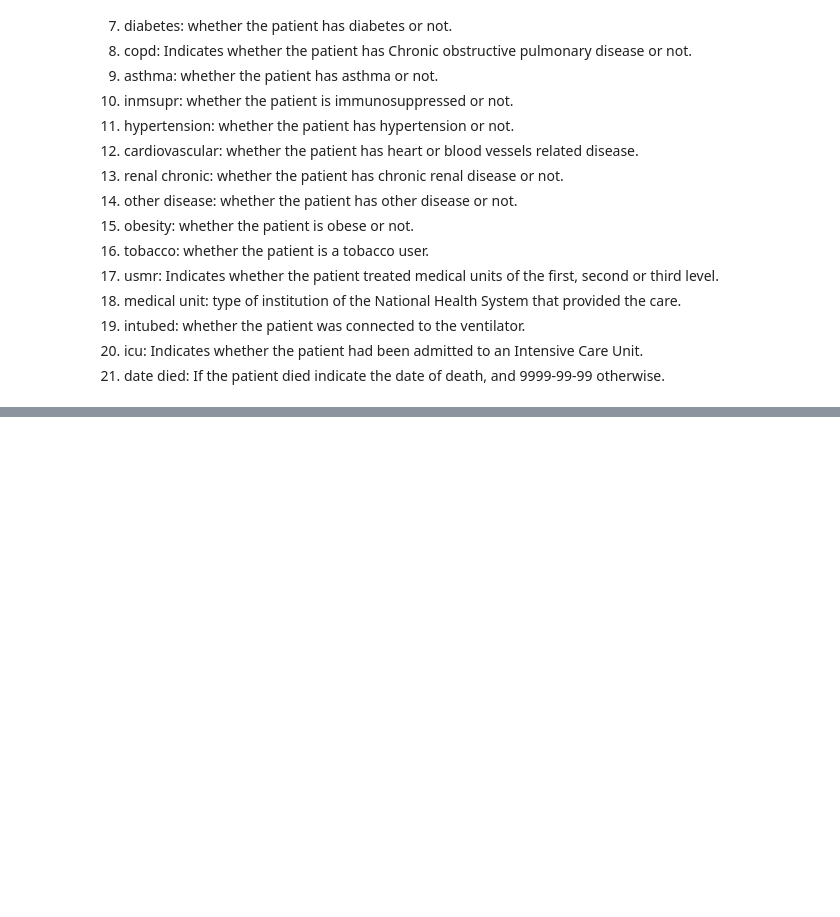
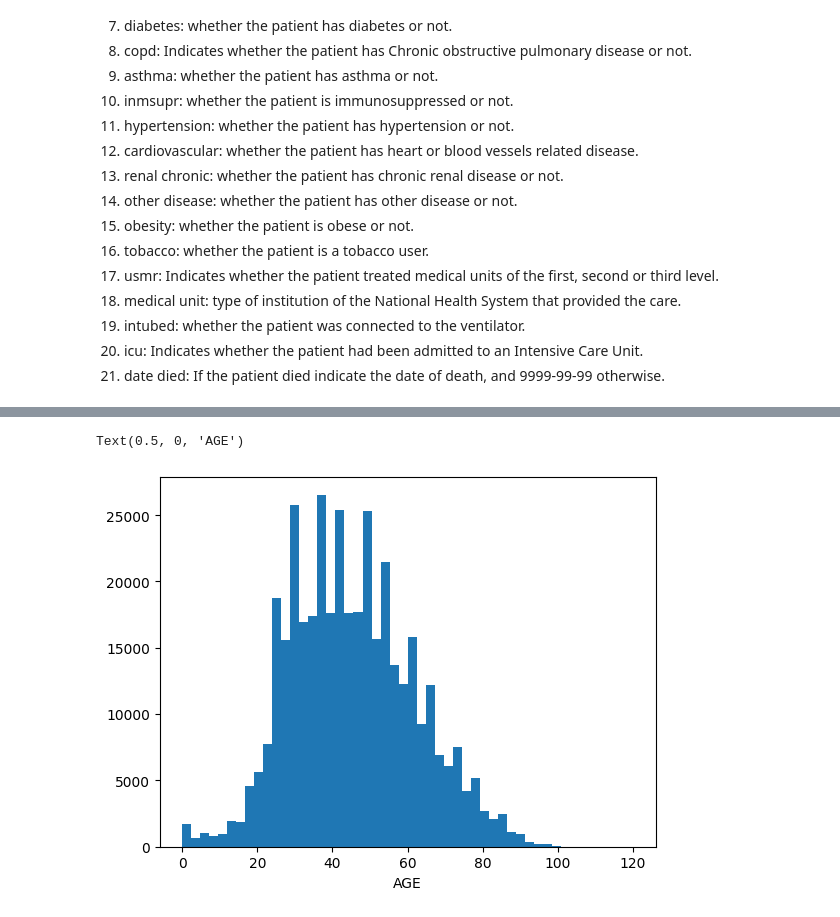
Before and after one commit to saks004/COVID-19-Dataset-Mexico, a Jupyter notebook: EDA.ipynb, the cells around one changed output, grey strips where cells are left out. Cells and saved outputs as stored; diff of their text form; code cells hidden in the pictures; blank space fills up the shorter version.

```diff
--- a/EDA.ipynb
+++ b/EDA.ipynb
@@ -235,0 +261,4 @@ plt.show()
+# %%
+# People infected by covid virus
+covid_infected = df[df['CLASIFFICATION_FINAL'].isin([1,2,3])]
+covid_infected
@@ -235,0 +344,7 @@ plt.show()
+# %%
+# Age distribution of people infected by COVID
+plt.hist(covid_infected['AGE'],bins=50)
+plt.xlabel('AGE')
+# %% [output]
+Text(0.5, 0, 'AGE')
+[figure, added]
```
Also changed, not shown: parts of 52 cells of this notebook.
